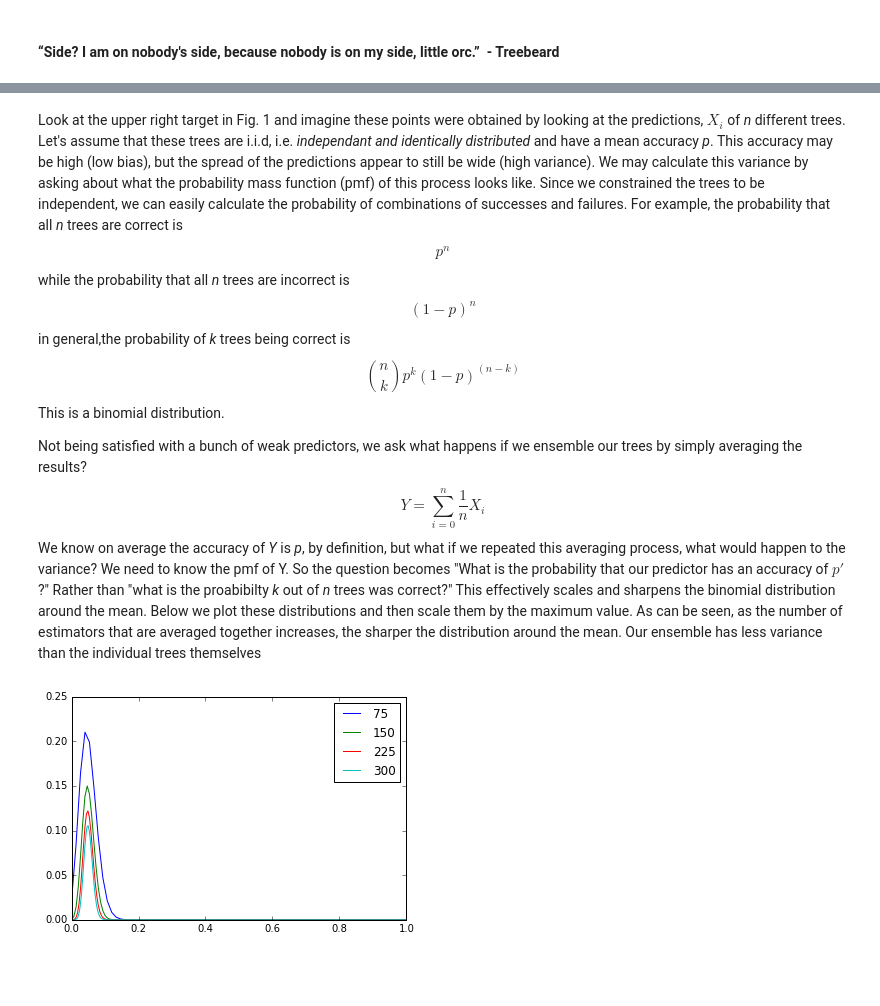
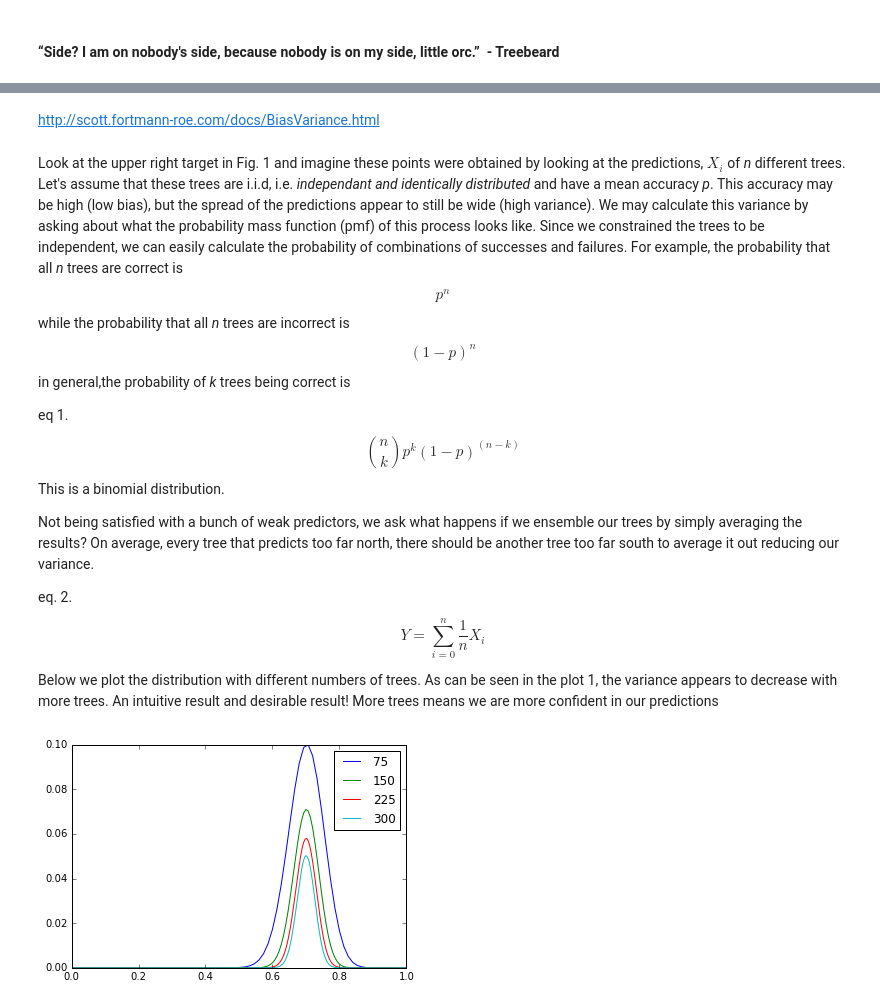
Before and after one commit to ehullander/RandomForestBasics, a Jupyter notebook: Bias Variance of Binomial Dist.ipynb, the cells around one changed output, grey strips where cells are left out. Saved outputs shown, nothing was run; the diff lists cells and outputs as text; code cells hidden in the pictures; blank space fills up the shorter version.

```diff
--- a/Bias Variance of Binomial Dist.ipynb
+++ b/Bias Variance of Binomial Dist.ipynb
@@ -38,7 +38,15 @@ Unfortunately, we cannot always get everything we want, so when choosing a learn
 - Robust to Scaling:  Scaling and many transformations e.g. log(x) would not affect where the tree splits if using GINI impurity or information gain.
 # %% [markdown]
 <img src = "http://i.stack.imgur.com/r7QFy.png" style="width:300px;height:300px" align = left>
+# %% [markdown]
+http://scott.fortmann-roe.com/docs/BiasVariance.html
 # %% [markdown]
-Look at the upper right target in Fig. 1 and imagine these points were obtained by looking at the predictions, $X_i$ of *n* different trees. Let's assume that these trees are i.i.d, i.e. *independant and identically distributed* and have a mean accuracy *p*.  This accuracy may be high (low bias), but the spread of the predictions appear to still be wide (high variance). We may calculate this variance by asking about what the probability mass function (pmf) of this process looks like.  Since we constrained the trees to be independent, we can easily calculate the probability of combinations of successes and failures.  For example, the probability that all *n* trees are correct is $$p^n$$ while the probability that all *n* trees are incorrect is  $$(1-p)^n$$ in general,the probability of *k* trees being correct is $${n \choose k}p^k (1-p)^{(n-k)}$$  This is a binomial distribution.
+Look at the upper right target in Fig. 1 and imagine these points were obtained by looking at the predictions, $X_i$ of *n* different trees. Let's assume that these trees are i.i.d, i.e. *independant and identically distributed* and have a mean accuracy *p*.  This accuracy may be high (low bias), but the spread of the predictions appear to still be wide (high variance). We may calculate this variance by asking about what the probability mass function (pmf) of this process looks like.  Since we constrained the trees to be independent, we can easily calculate the probability of combinations of successes and failures.  For example, the probability that all *n* trees are correct is $$p^n$$ while the probability that all *n* trees are incorrect is  $$(1-p)^n$$ in general,the probability of *k* trees being correct is
 
-Not being satisfied with a bunch of weak predictors, we ask what happens if we ensemble our trees by simply averaging the results?  $$Y = \sum\limits_{i=0}^{n}\frac{1}{n}X_i$$  We know on average the accuracy of *Y* is *p*, by definition, but what if we repeated this averaging process, what would happen to the variance?  We need to know the pmf of Y.  So the question becomes "What is the probability that our predictor has an accuracy of $p'$?"  Rather than "what is the proabibilty *k* out of *n* trees was correct?"  This effectively scales and sharpens the binomial distribution around the mean.  Below we plot these distributions and then scale them by the maximum value.  As can be seen, as the number of estimators that are averaged together increases, the sharper the distribution around the mean.  Our ensemble has less variance than the individual trees themselves
+eq 1. $${n \choose k}p^k (1-p)^{(n-k)}$$  This is a binomial distribution.
+
+Not being satisfied with a bunch of weak predictors, we ask what happens if we ensemble our trees by simply averaging the results?  On average, every tree that predicts too far north, there should be another tree too far south to average it out reducing our variance.
+
+eq. 2. $$Y = \sum\limits_{i=0}^{n}\frac{1}{n}X_i$$
+
+Below we plot the distribution with different numbers of trees.  As can be seen in the plot 1, the variance appears to decrease with more trees.  An intuitive result and desirable result!  More trees means we are more confident in our predictions
@@ -49,19 +53,20 @@ import matplotlib.pyplot as plt
 # %%
+import numpy as np
+import matplotlib.pyplot as plt
+%matplotlib inline
+
 from scipy.misc import comb
 for n in xrange(1,5):
-    x = []
-    y = []
-    p = .05
-    tot = 0
+    x, y, p = [], [], .05
+    p = .7
     #N is number of trees
     N = 75*n
     #k is number of correct trees
     for k in xrange(0,N+1):
         x.append(1.0*k/N)
         y.append(comb(N,k)*(p**k)*((1-p)**(N-k)))
-    #y = y/np.max(y)
     plt.plot(x,y, label = N)
     plt.legend()
 # %% [output]
-[figure, old version]
+[figure, new version]
 # %% [markdown]
```
Also changed, not shown: parts of 14 cells of this notebook, 1 other file.
